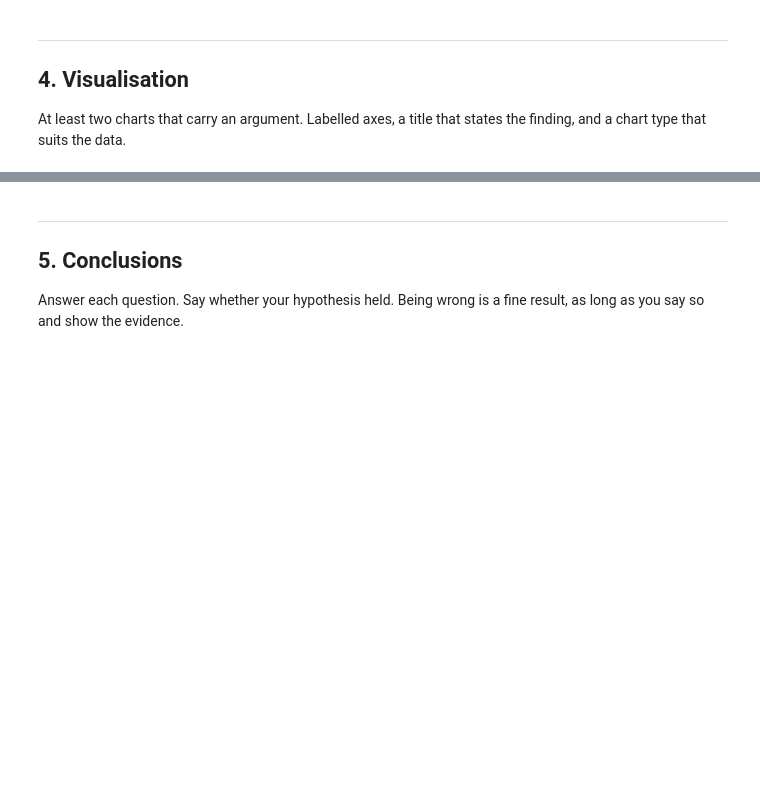
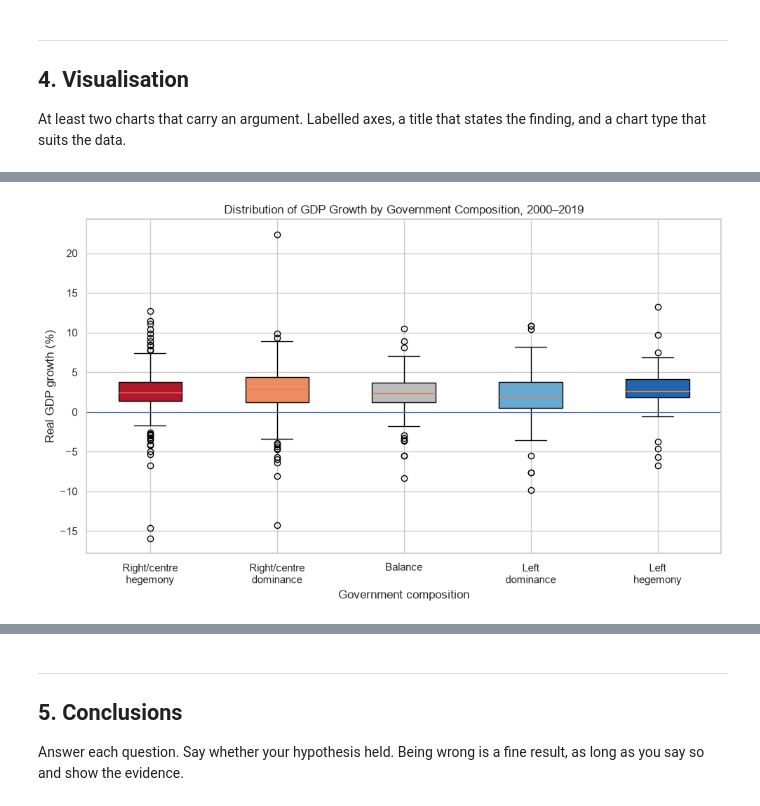
Before and after one commit to rekha-cyber/rekha_branch, a Jupyter notebook: notebooks/03_hypothesis_and_visualization.ipynb, the cells around one changed output, grey strips where cells are left out. Cells and saved outputs as stored; diff of their text form; code cells hidden in the pictures; blank space fills up the shorter version.

```diff
--- a/notebooks/03_hypothesis_and_visualization.ipynb
+++ b/notebooks/03_hypothesis_and_visualization.ipynb
@@ -362,0 +429,18 @@ At least two charts that carry an argument. Labelled axes, a title that states t
+# %%
+gdp_distribution_query = """
+SELECT
+    cy.government_type_id,
+    gt.government_type,
+    cy.gdp_growth
+FROM country_year AS cy
+INNER JOIN government_types AS gt
+    ON cy.government_type_id = gt.government_type_id
+ORDER BY cy.government_type_id;
+"""
+
+gdp_distribution = pd.read_sql(
+    gdp_distribution_query,
+    connection
+)
+
+gdp_distribution.head()
@@ -362,0 +454,39 @@ At least two charts that carry an argument. Labelled axes, a title that states t
+# %%
+plt.figure(figsize=(10, 6))
+
+data_to_plot = [
+    gdp_distribution[
+        gdp_distribution["government_type_id"] == i
+    ]["gdp_growth"]
+    for i in range(1, 6)
+]
+
+boxplot = plt.boxplot(
+    data_to_plot,
+    patch_artist=True
+)
+
+for box, color in zip(boxplot["boxes"], colors):
+    box.set_facecolor(color)
+
+plt.xticks(
+    range(1, 6),
+    [
+        "Right/centre\nhegemony",
+        "Right/centre\ndominance",
+        "Balance",
+        "Left\ndominance",
+        "Left\nhegemony"
+    ]
+)
+
+plt.xlabel("Government composition")
+plt.ylabel("Real GDP growth (%)")
+plt.title("Distribution of GDP Growth by Government Composition, 2000–2019")
+
+plt.axhline(0, linewidth=0.8)
+
+plt.tight_layout()
+plt.show()
+# %% [output]
+[figure, added]
```
Also changed, not shown: parts of 8 cells of this notebook.
